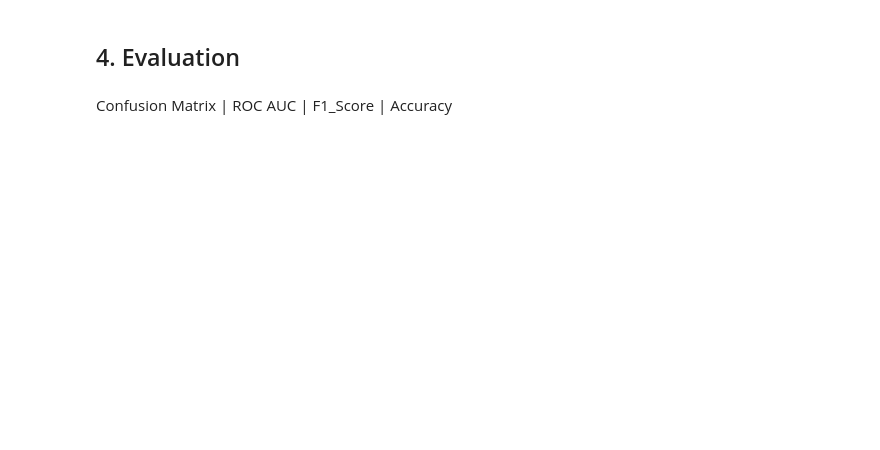
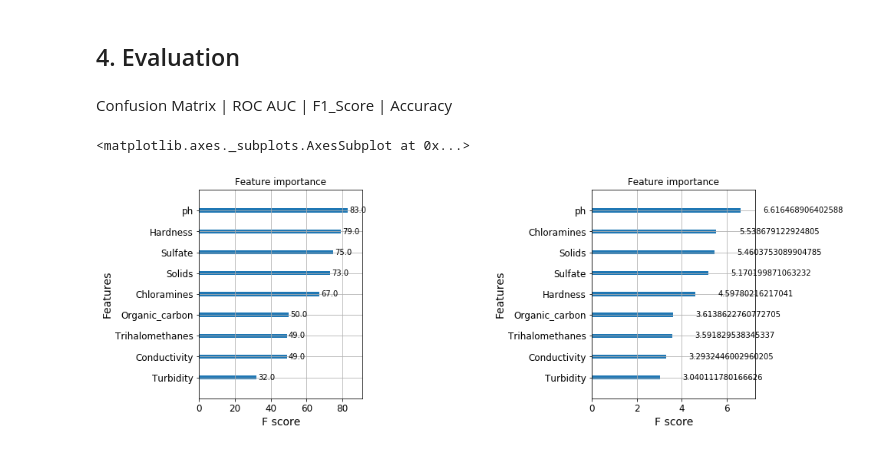
Before and after one commit to ArianeDlns/ML-Drinking_Water_Potability, a Jupyter notebook: Water_potability.ipynb, the cells around one changed output. Cells and saved outputs as stored; diff of their text form; code cells hidden in the pictures; blank space fills up the shorter version.

```diff
--- a/Water_potability.ipynb
+++ b/Water_potability.ipynb
@@ -349,0 +353,19 @@ res = pd.DataFrame({
+# %%
+import xgboost as xgb
+X_train, X_test, y_train, y_test = train_test_split(X,y, test_size=0.10)
+model = XGBClassifier(n_estimators=20,
+                        use_label_encoder=False,
+                        objective='binary:logistic',
+                        eval_metric='logloss')
+model.fit(X_train, y_train)
+y_pred = model.predict(X_test)
+model.score(X_test,y_test)
+
+
+f, (ax1, ax2, ax3) = plt.subplots(1, 3, figsize=(13,5))
+xgb.plot_importance(model, max_num_features=20, importance_type='weight', ax=ax1)
+ax2.axis('off')
+xgb.plot_importance(model, max_num_features=20, importance_type='gain', ax=ax3)
+# %% [output]
+<matplotlib.axes._subplots.AxesSubplot at 0x...>
+[figure, added]
```
Also changed, not shown: parts of 17 cells of this notebook.
